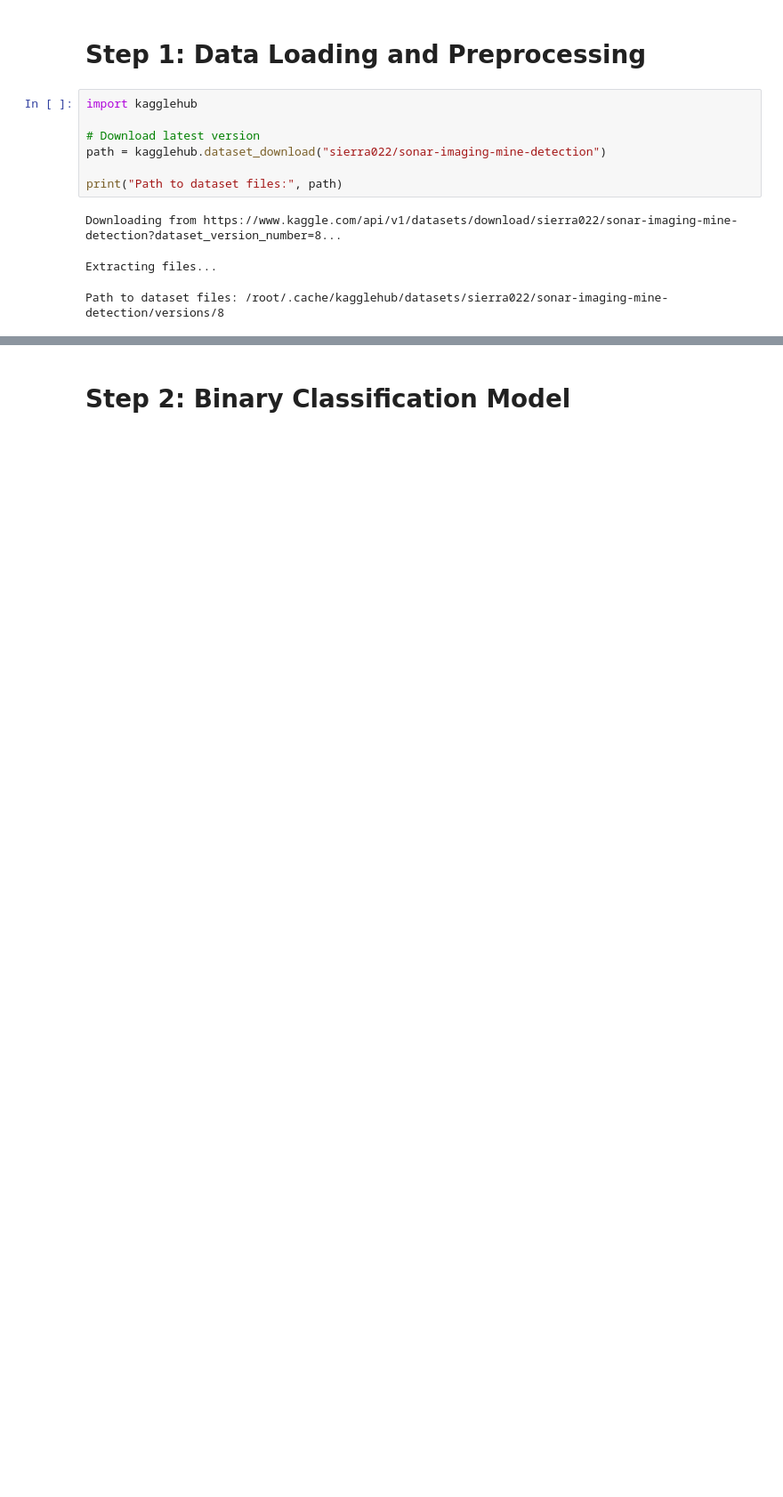
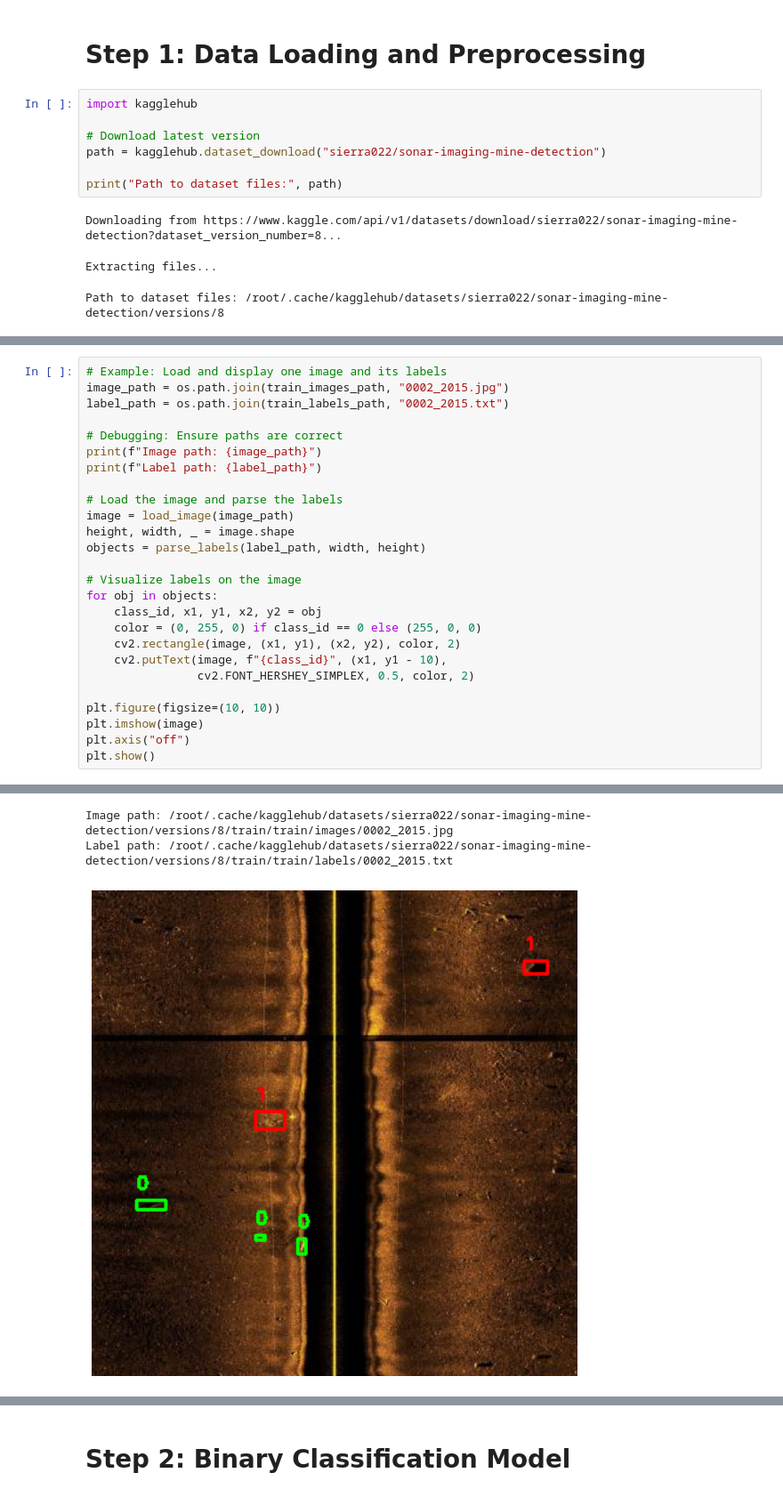
Before and after one commit to Zero00502/Sonar-obj-detector, a Jupyter notebook: Integrated_Object_Detection_Framework.ipynb, the cells around one changed output, grey strips where cells are left out. Shown at 89% size. Saved outputs shown, nothing was run; the diff lists cells and outputs as text; blank space fills up the shorter version.

```diff
--- a/Integrated_Object_Detection_Framework.ipynb
+++ b/Integrated_Object_Detection_Framework.ipynb
@@ -139,0 +119,27 @@ Label path: /root/.cache/kagglehub/datasets/sierra022/sonar-imaging-mine-detecti
+# %%
+# Example: Load and display one image and its labels
+image_path = os.path.join(train_images_path, "0002_2015.jpg")
+label_path = os.path.join(train_labels_path, "0002_2015.txt")
+
+# Debugging: Ensure paths are correct
+print(f"Image path: {image_path}")
+print(f"Label path: {label_path}")
+
+# Load the image and parse the labels
+image = load_image(image_path)
+height, width, _ = image.shape
+objects = parse_labels(label_path, width, height)
+
+# Visualize labels on the image
+for obj in objects:
+    class_id, x1, y1, x2, y2 = obj
+    color = (0, 255, 0) if class_id == 0 else (255, 0, 0)
+    cv2.rectangle(image, (x1, y1), (x2, y2), color, 2)
+    cv2.putText(image, f"{class_id}", (x1, y1 - 10),
+                cv2.FONT_HERSHEY_SIMPLEX, 0.5, color, 2)
+
+plt.figure(figsize=(10, 10))
+plt.imshow(image)
+plt.axis("off")
+plt.show()
+# %% [output]
@@ -139,0 +147,3 @@ Label path: /root/.cache/kagglehub/datasets/sierra022/sonar-imaging-mine-detecti
+Image path: /root/.cache/kagglehub/datasets/sierra022/sonar-imaging-mine-detection/versions/8/train/train/images/0002_2015.jpg
+Label path: /root/.cache/kagglehub/datasets/sierra022/sonar-imaging-mine-detection/versions/8/train/train/labels/0002_2015.txt
+[figure, added]
```
Also changed, not shown: parts of 9 cells of this notebook.
